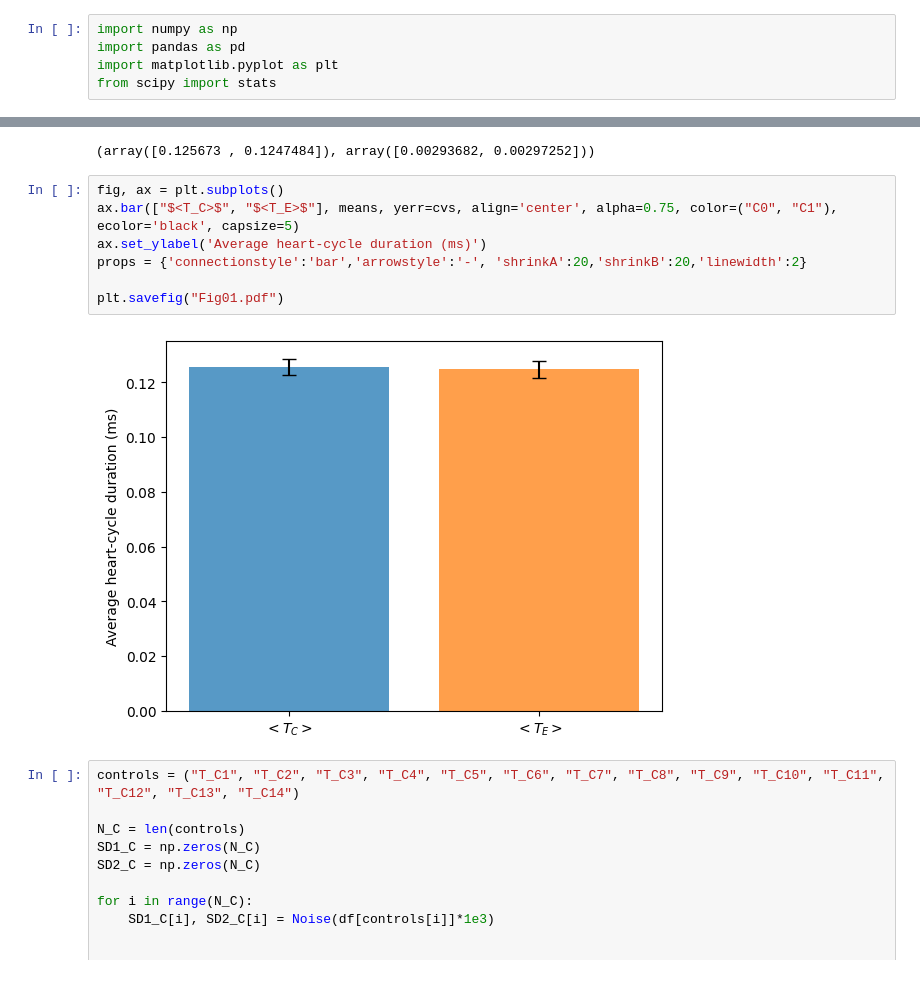
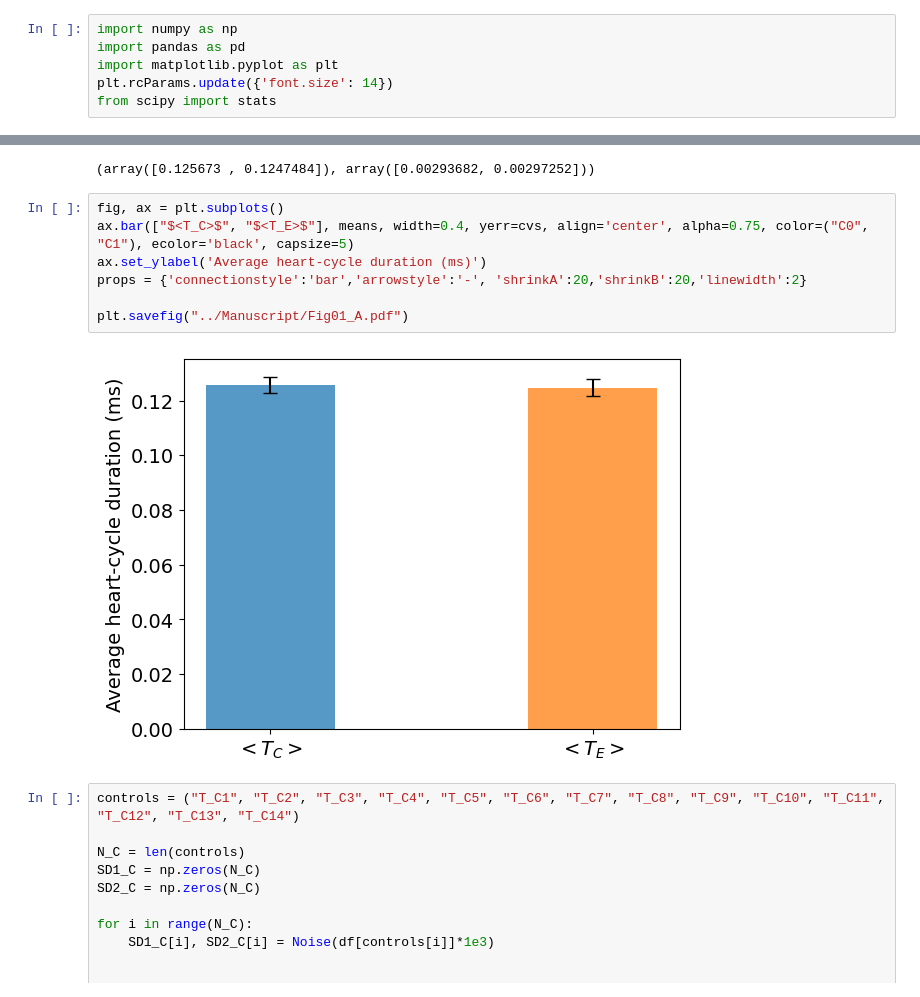
Before and after one commit to moises-santillan/HeartVariability, a Jupyter notebook: Code/HeartVariability.ipynb, the cells around one changed output, grey strips where cells are left out. Drawn from its saved outputs; the diff is of its cells as text.

```diff
--- a/Code/HeartVariability.ipynb
+++ b/Code/HeartVariability.ipynb
@@ -2,6 +2,7 @@
 import numpy as np
 import pandas as pd
 import matplotlib.pyplot as plt
+plt.rcParams.update({'font.size': 14})
 from scipy import stats
 # %%
 def Noise(u):
@@ -58,13 +59,13 @@ means, cvs
 (array([0.125673 , 0.1247484]), array([0.00293682, 0.00297252]))
 # %%
 fig, ax = plt.subplots()
-ax.bar(["$<T_C>$", "$<T_E>$"], means, yerr=cvs, align='center', alpha=0.75, color=("C0", "C1"), ecolor='black', capsize=5)
+ax.bar(["$<T_C>$", "$<T_E>$"], means, width=0.4, yerr=cvs, align='center', alpha=0.75, color=("C0", "C1"), ecolor='black', capsize=5)
 ax.set_ylabel('Average heart-cycle duration (ms)')
 props = {'connectionstyle':'bar','arrowstyle':'-', 'shrinkA':20,'shrinkB':20,'linewidth':2}
 
-plt.savefig("Fig01.pdf")
+plt.savefig("../Manuscript/Fig01_A.pdf")
 # %% [output]
-[figure, old version]
+[figure, new version]
 # %%
 controls = ("T_C1", "T_C2", "T_C3", "T_C4", "T_C5", "T_C6", "T_C7", "T_C8", "T_C9", "T_C10", "T_C11", "T_C12", "T_C13", "T_C14")
 
```
Also changed, not shown: parts of 3 cells of this notebook, 18 other files.
